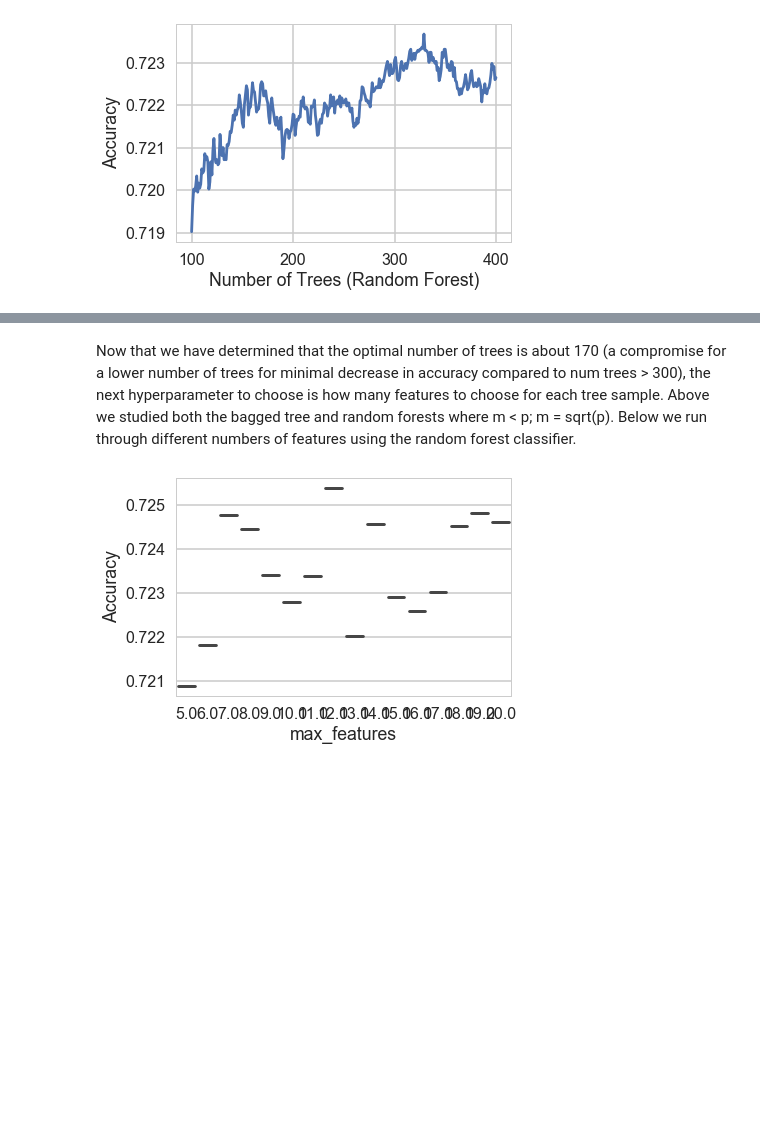
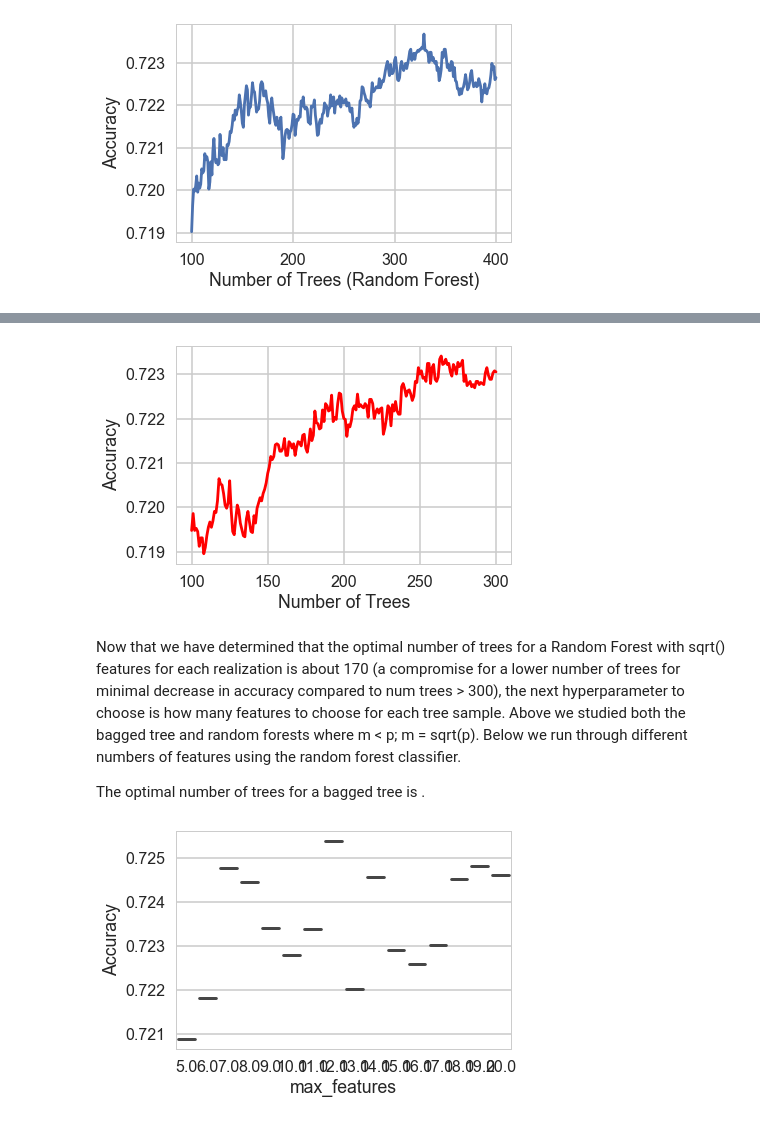
Before and after one commit to bfine9618/PredictingInterestLevel, a Jupyter notebook: Trees.ipynb, the cells around one changed output, grey strips where cells are left out. Drawn from its saved outputs; the diff is of its cells as text; code cells hidden in the pictures; blank space fills up the shorter version.

```diff
--- a/Trees.ipynb
+++ b/Trees.ipynb
@@ -440,5 +469,26 @@ plt.ylabel('Accuracy');
+# %%
+min_trees = 251
+max_trees = 300
+bagged_tree = RandomForestClassifier(warm_start=True,
+                             oob_score=True,
+                             max_features=None,
+                             random_state = 1)
+
+for i in range(min_trees,max_trees+1):
+    bagged_tree.set_params(n_estimators=i)
+    bagged_tree.fit(altered_train_, y_train)
+    error_rate_bag = np.append(error_rate_bag,bagged_tree.oob_score_)
+    num_trees_bag = np.append(num_trees_bag,i)
+
+plt.plot(num_trees_bag,error_rate_bag,c='red');
+plt.xlabel('Number of Trees');
+plt.ylabel('Accuracy');
+# %% [output]
+[figure, added]
 # %% [markdown]
-Now that we have determined that the optimal number of trees is about 170 (a compromise for a lower number of trees for minimal decrease in accuracy compared to  num trees > 300), the next hyperparameter to choose is how many features to choose for each tree sample. Above we studied both the bagged tree and random forests where m < p; m = sqrt(p). Below we run through different numbers of features using the random forest classifier.
+Now that we have determined that the optimal number of trees for a Random Forest with sqrt() features for each realization is about 170 (a compromise for a lower number of trees for minimal decrease in accuracy compared to  num trees > 300), the next hyperparameter to choose is how many features to choose for each tree sample. Above we studied both the bagged tree and random forests where m < p; m = sqrt(p). Below we run through different numbers of features using the random forest classifier.
+
+The optimal number of trees for a bagged tree is .
 # %%
 error_rate = np.array([])
 features = np.array([])
```
Also changed, not shown: parts of 3 cells of this notebook.
